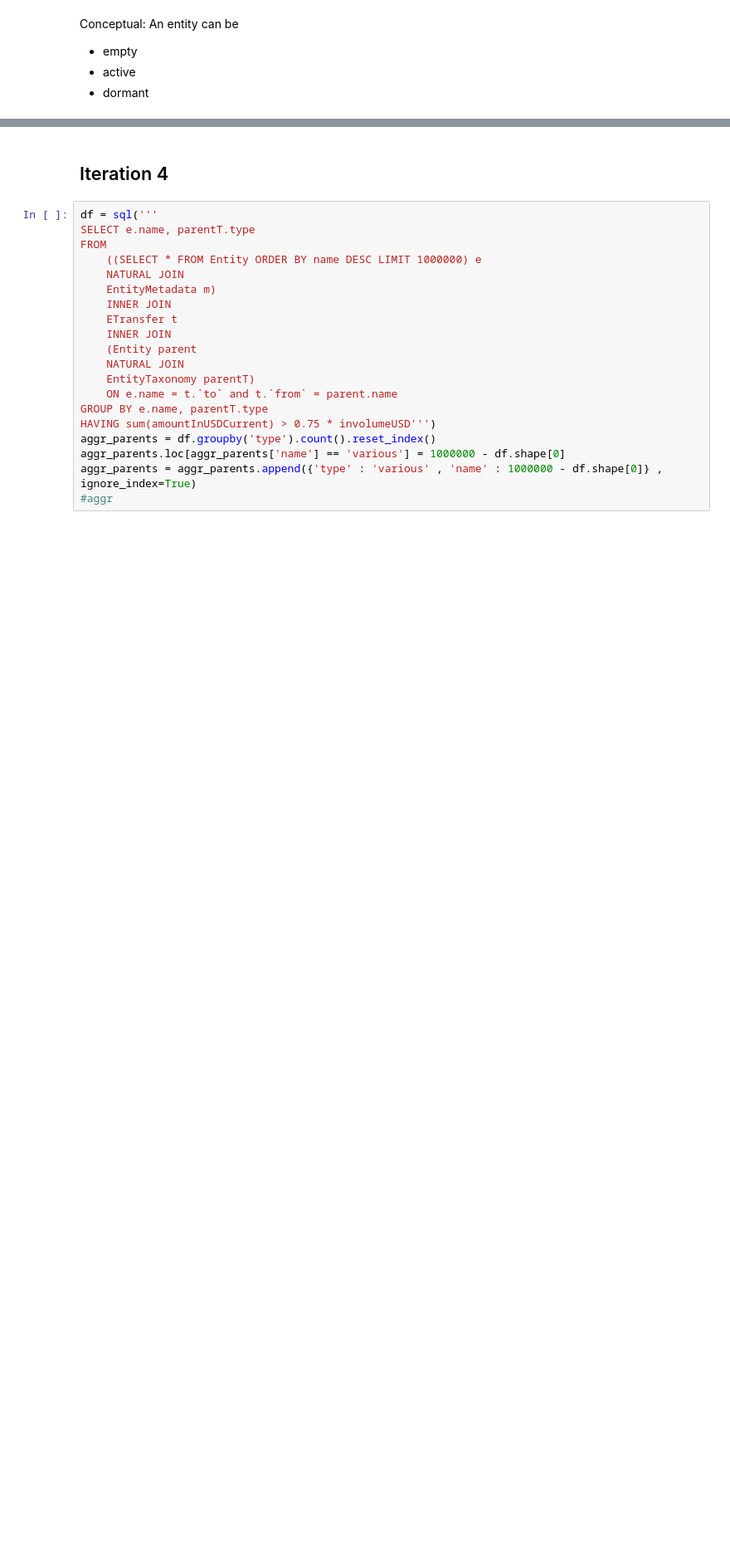
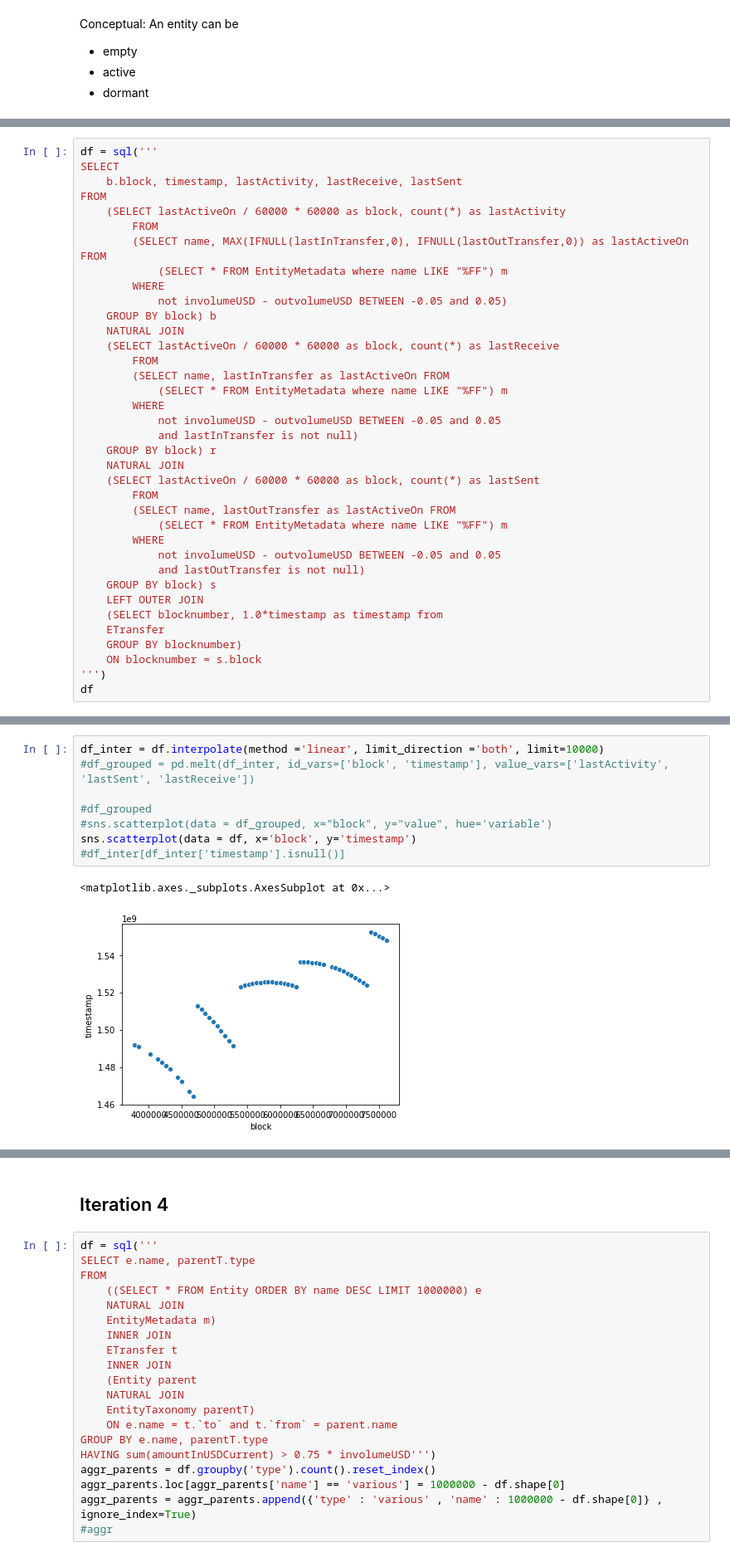
Before and after one commit to daniel-wenzel/polonius, a Jupyter notebook: jupyter/Taxonomy.ipynb, the cells around one changed output, grey strips where cells are left out. Shown: that part at 83% size. Drawn from its saved outputs; the diff is of its cells as text; blank space fills up the shorter version.

```diff
--- a/jupyter/Taxonomy.ipynb
+++ b/jupyter/Taxonomy.ipynb
@@ -208,0 +181,37 @@ sql('''SELECT min(blocknumber), max(blocknumber) FROM ETransfer''')
+# %%
+df = sql('''
+SELECT
+    b.block, timestamp, lastActivity, lastReceive, lastSent
+FROM
+    (SELECT lastActiveOn / 60000 * 60000 as block, count(*) as lastActivity
+        FROM
+        (SELECT name, MAX(IFNULL(lastInTransfer,0), IFNULL(lastOutTransfer,0)) as lastActiveOn FROM
+            (SELECT * FROM EntityMetadata where name LIKE "%FF") m
+        WHERE
+            not involumeUSD - outvolumeUSD BETWEEN -0.05 and 0.05)
+    GROUP BY block) b
+    NATURAL JOIN
+    (SELECT lastActiveOn / 60000 * 60000 as block, count(*) as lastReceive
+        FROM
+        (SELECT name, lastInTransfer as lastActiveOn FROM
+            (SELECT * FROM EntityMetadata where name LIKE "%FF") m
+        WHERE
+            not involumeUSD - outvolumeUSD BETWEEN -0.05 and 0.05
+            and lastInTransfer is not null)
+    GROUP BY block) r
+    NATURAL JOIN
+    (SELECT lastActiveOn / 60000 * 60000 as block, count(*) as lastSent
+        FROM
+        (SELECT name, lastOutTransfer as lastActiveOn FROM
+            (SELECT * FROM EntityMetadata where name LIKE "%FF") m
+        WHERE
+            not involumeUSD - outvolumeUSD BETWEEN -0.05 and 0.05
+            and lastOutTransfer is not null)
+    GROUP BY block) s
+    LEFT OUTER JOIN
+    (SELECT blocknumber, 1.0*timestamp as timestamp from
+    ETransfer
+    GROUP BY blocknumber)
+    ON blocknumber = s.block
+''')
+df
@@ -208,0 +237,11 @@ sql('''SELECT min(blocknumber), max(blocknumber) FROM ETransfer''')
+# %%
+df_inter = df.interpolate(method ='linear', limit_direction ='both', limit=10000)
+#df_grouped = pd.melt(df_inter, id_vars=['block', 'timestamp'], value_vars=['lastActivity', 'lastSent', 'lastReceive'])
+
+#df_grouped
+#sns.scatterplot(data = df_grouped, x="block", y="value", hue='variable')
+sns.scatterplot(data = df, x='block', y='timestamp')
+#df_inter[df_inter['timestamp'].isnull()]
+# %% [output]
+<matplotlib.axes._subplots.AxesSubplot at 0x...>
+[figure, added]
```
Also changed, not shown: parts of 13 cells of this notebook, 2 other files.
